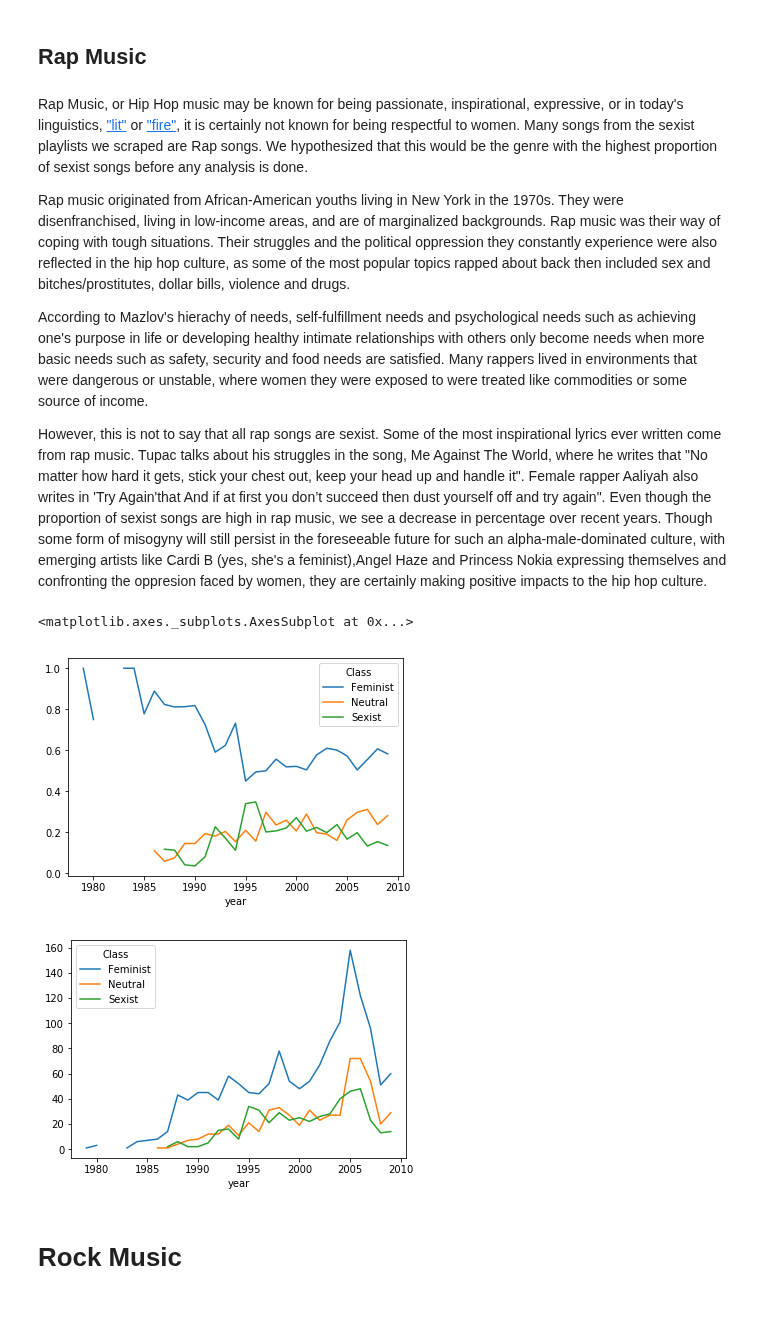
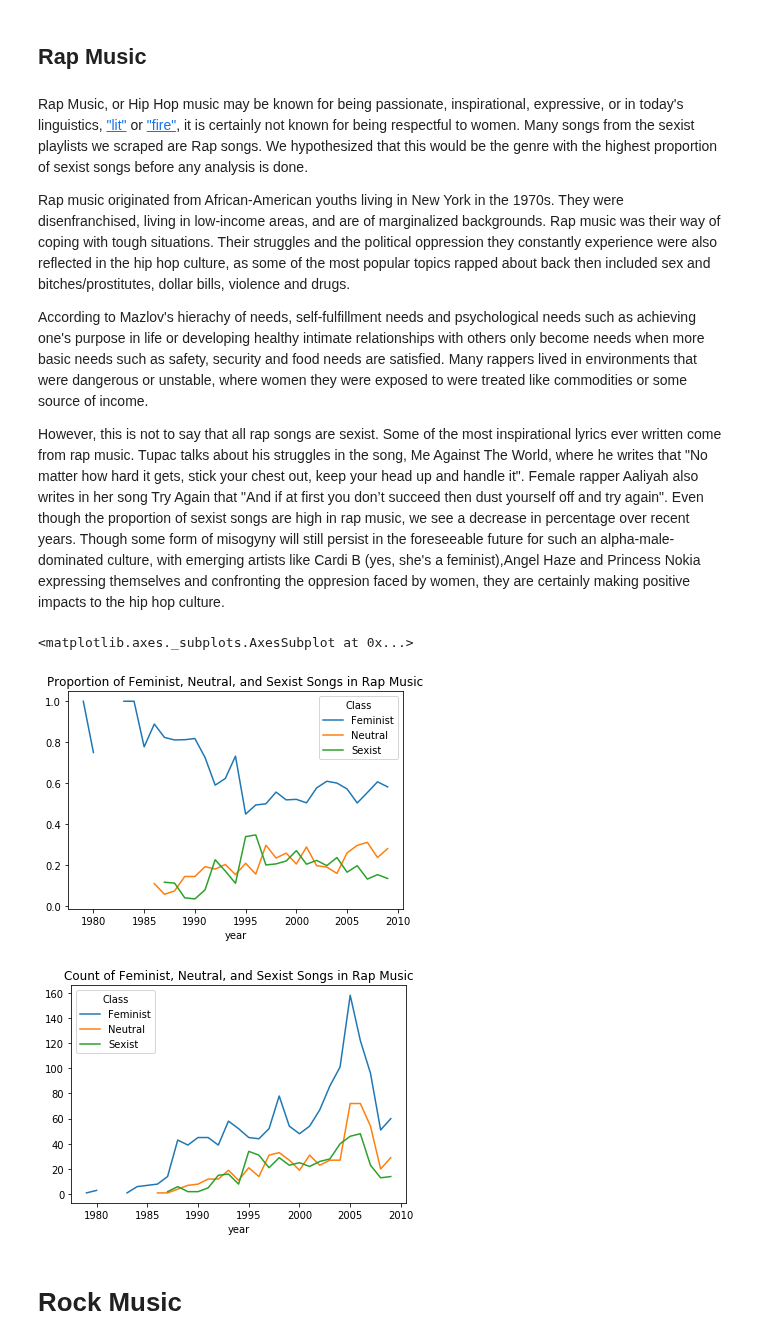
Before and after one commit to axnyang/CS401, a Jupyter notebook: datastory.ipynb, the cells around one changed output. Drawn from its saved outputs; the diff is of its cells as text; code cells hidden in the pictures; blank space fills up the shorter version.

```diff
--- a/datastory.ipynb
+++ b/datastory.ipynb
@@ -187,21 +188,21 @@ Rap music originated from African-American youths living in New York in the 1970
 
 According to Mazlov's hierachy of needs, self-fulfillment needs and psychological needs such as achieving one's purpose in life or developing healthy intimate relationships with others only become needs when more basic needs such as safety, security and food needs are satisfied. Many rappers lived in environments that were dangerous or unstable, where women they were exposed to were treated like commodities or some source of income.
 
-However, this is not to say that all rap songs are sexist. Some of the most inspirational lyrics ever written come from rap music. Tupac talks about his struggles in the song, Me Against The World, where he writes that "No matter how hard it gets, stick your chest out, keep your head up and handle it". Female rapper Aaliyah also writes in 'Try Again'that And if at first you don’t succeed then dust yourself off and try again". Even though the proportion of sexist songs are high in rap music, we see a decrease in percentage over recent years. Though some form of misogyny will still persist in the foreseeable future for such an alpha-male-dominated culture, with emerging artists like Cardi B (yes, she's a feminist),Angel Haze and Princess Nokia expressing themselves and confronting the oppresion faced by women, they are certainly making positive impacts to the hip hop culture.
+However, this is not to say that all rap songs are sexist. Some of the most inspirational lyrics ever written come from rap music. Tupac talks about his struggles in the song, Me Against The World, where he writes that "No matter how hard it gets, stick your chest out, keep your head up and handle it". Female rapper Aaliyah also writes in her song Try Again that "And if at first you don’t succeed then dust yourself off and try again". Even though the proportion of sexist songs are high in rap music, we see a decrease in percentage over recent years. Though some form of misogyny will still persist in the foreseeable future for such an alpha-male-dominated culture, with emerging artists like Cardi B (yes, she's a feminist),Angel Haze and Princess Nokia expressing themselves and confronting the oppresion faced by women, they are certainly making positive impacts to the hip hop culture.
 # %%
 # Rap music: proportion of feminist, sexist and neutral songs over years
 Rap_count = final_dataframe.loc[final_dataframe['GenreGroup'] == 'Rap'].groupby(['year','Class']).size()#.unstack().plot()
 
 Rap1 = final_dataframe.loc[final_dataframe['GenreGroup'] == 'Rap'].groupby('year', as_index=False)['Class'].size()
 
 Rap_proportion = Rap_count / Rap1
-Rap_proportion.unstack().plot()
+Rap_proportion.unstack().plot(title = 'Proportion of Feminist, Neutral, and Sexist Songs in Rap Music')
 
-Rap_count.unstack().plot()
+Rap_count.unstack().plot(title = 'Count of Feminist, Neutral, and Sexist Songs in Rap Music')
 # %% [output]
 <matplotlib.axes._subplots.AxesSubplot at 0x...>
-[figure, old version]
+[figure, new version]
-[figure, old version]
+[figure, new version]
 # %% [markdown]
 # Rock Music
 # %% [markdown]
```
Also changed, not shown: parts of 13 cells of this notebook, 12 other files.
